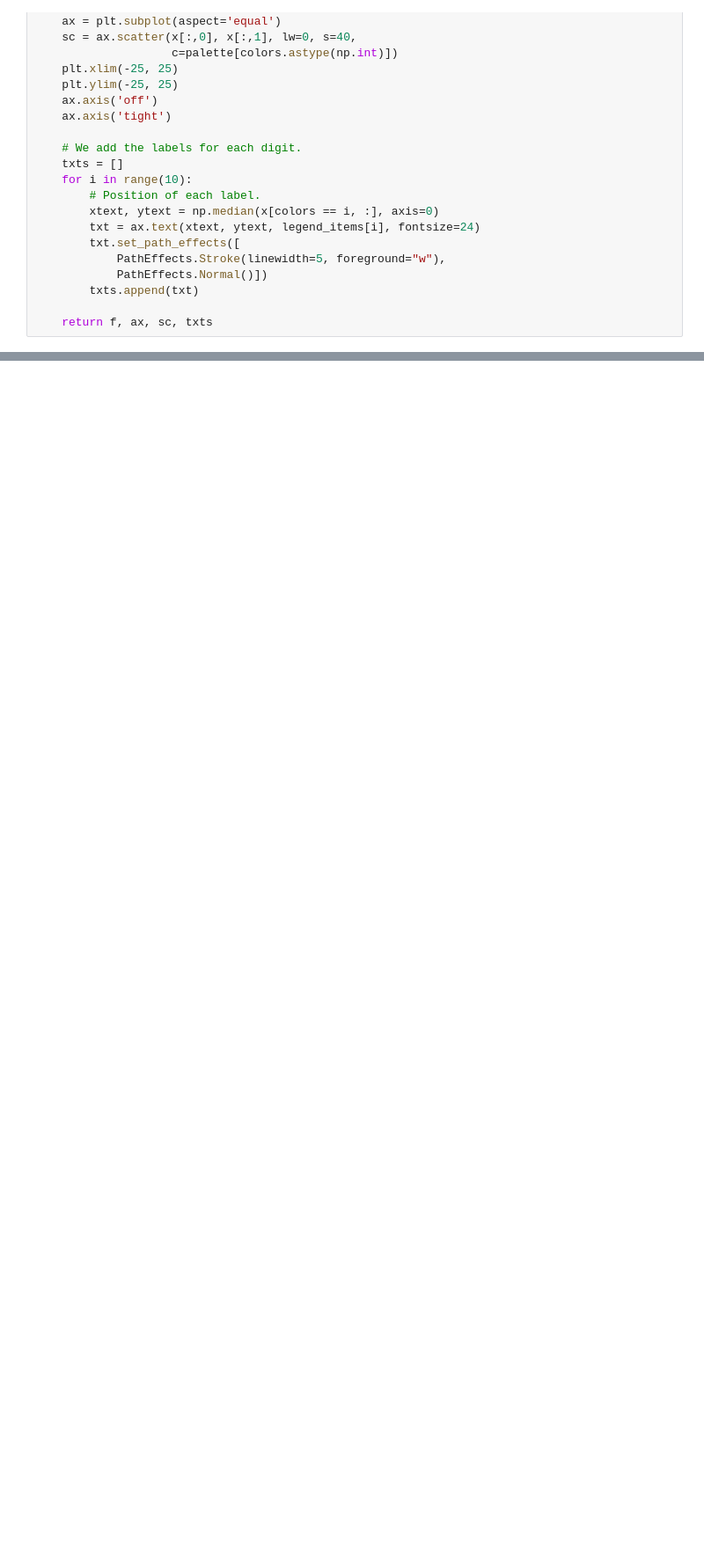
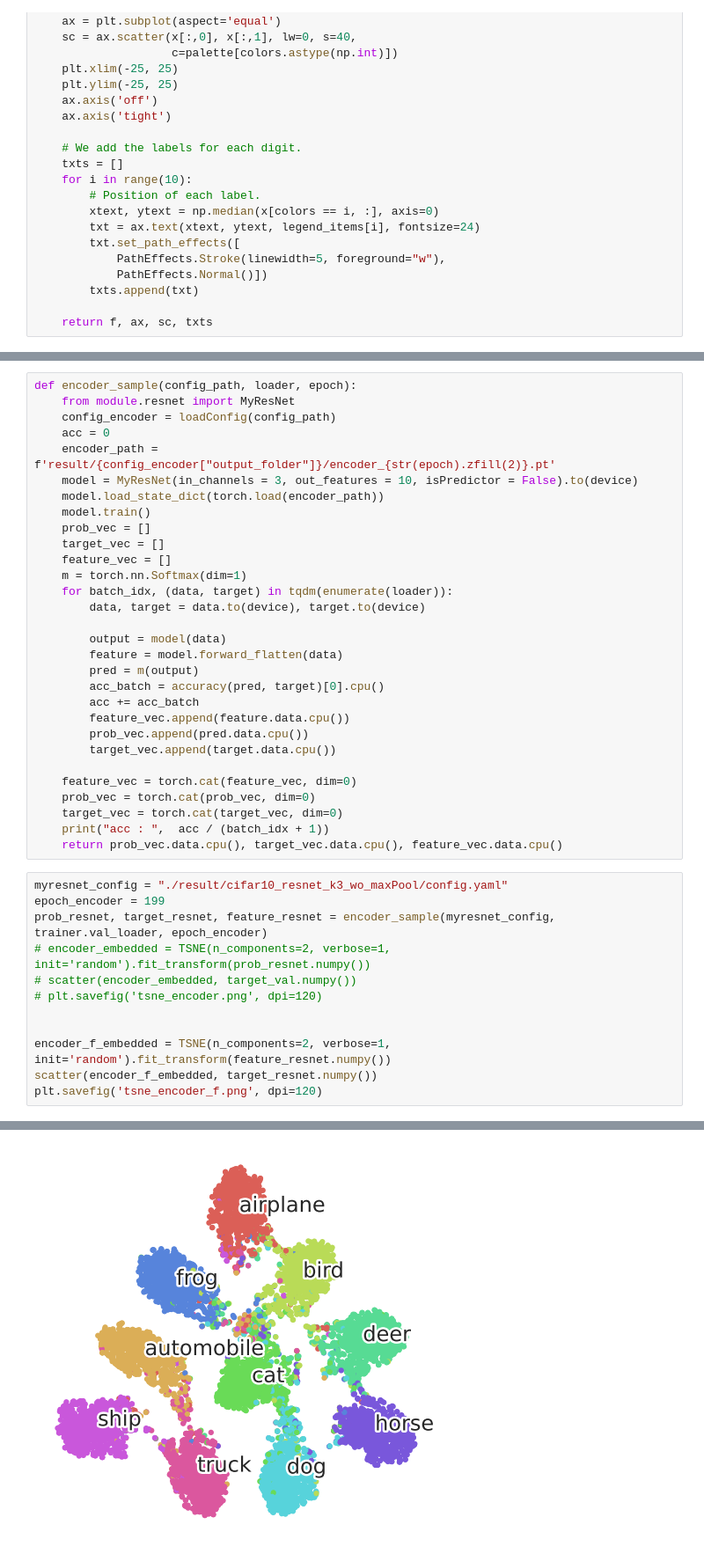
Before and after one commit to a07458666/UncertaintyFlow, a Jupyter notebook: Feature_Mining.ipynb, the cells around one changed output, grey strips where cells are left out. Shown at 88% size. Drawn from its saved outputs; the diff is of its cells as text; blank space fills up the shorter version.

```diff
--- a/Feature_Mining.ipynb
+++ b/Feature_Mining.ipynb
@@ -342,0 +132,43 @@ imageio.mimsave('/path/to/movie.gif', images)
+# %%
+def encoder_sample(config_path, loader, epoch):
+    from module.resnet import MyResNet
+    config_encoder = loadConfig(config_path)
+    acc = 0
+    encoder_path = f'result/{config_encoder["output_folder"]}/encoder_{str(epoch).zfill(2)}.pt'
+    model = MyResNet(in_channels = 3, out_features = 10, isPredictor = False).to(device)
+    model.load_state_dict(torch.load(encoder_path))
+    model.train()
+    prob_vec = []
+    target_vec = []
+    feature_vec = []
+    m = torch.nn.Softmax(dim=1)
+    for batch_idx, (data, target) in tqdm(enumerate(loader)):
+        data, target = data.to(device), target.to(device)
+
+        output = model(data)
+        feature = model.forward_flatten(data)
+        pred = m(output)
+        acc_batch = accuracy(pred, target)[0].cpu()
+        acc += acc_batch
+        feature_vec.append(feature.data.cpu())
+        prob_vec.append(pred.data.cpu())
+        target_vec.append(target.data.cpu())
+
+    feature_vec = torch.cat(feature_vec, dim=0)
+    prob_vec = torch.cat(prob_vec, dim=0)
+    target_vec = torch.cat(target_vec, dim=0)
+    print("acc : ",  acc / (batch_idx + 1))
+    return prob_vec.data.cpu(), target_vec.data.cpu(), feature_vec.data.cpu()
+# %%
+myresnet_config = "./result/cifar10_resnet_k3_wo_maxPool/config.yaml"
+epoch_encoder = 199
+prob_resnet, target_resnet, feature_resnet = encoder_sample(myresnet_config, trainer.val_loader, epoch_encoder)
+# encoder_embedded = TSNE(n_components=2, verbose=1, init='random').fit_transform(prob_resnet.numpy())
+# scatter(encoder_embedded, target_val.numpy())
+# plt.savefig('tsne_encoder.png', dpi=120)
+
+
+encoder_f_embedded = TSNE(n_components=2, verbose=1, init='random').fit_transform(feature_resnet.numpy())
+scatter(encoder_f_embedded, target_resnet.numpy())
+plt.savefig('tsne_encoder_f.png', dpi=120)
+# %% [output]
@@ -342,0 +192 @@ imageio.mimsave('/path/to/movie.gif', images)
+[figure, added]
```
Also changed, not shown: parts of 11 cells of this notebook, 1 other file.
